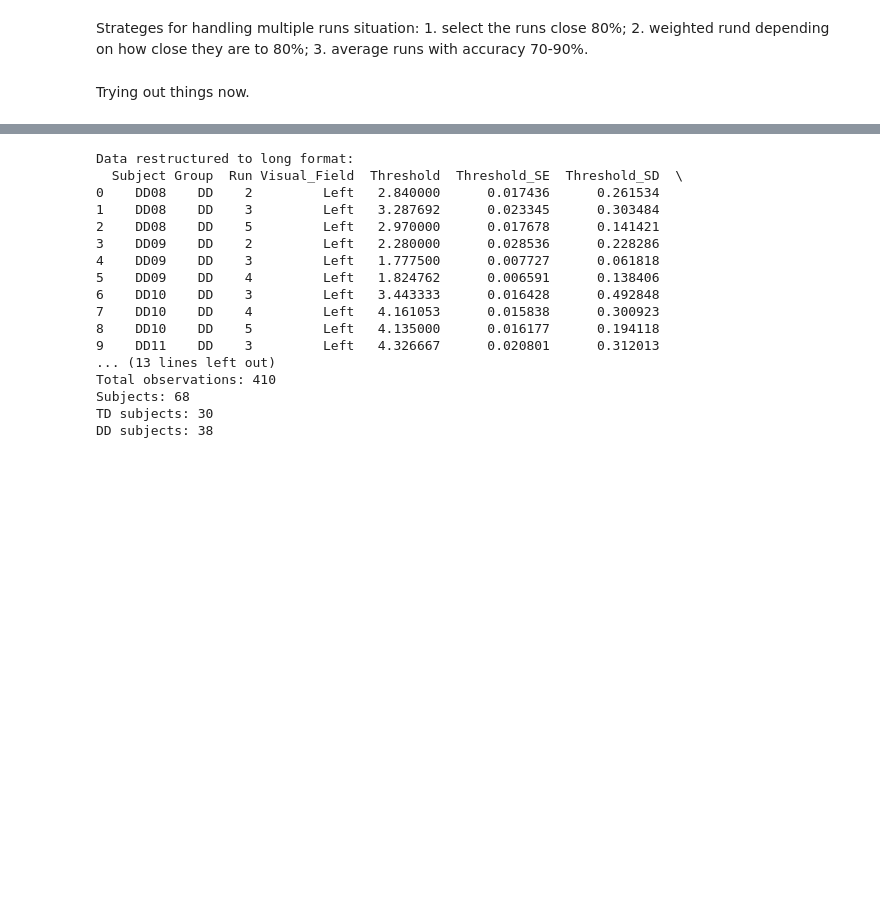
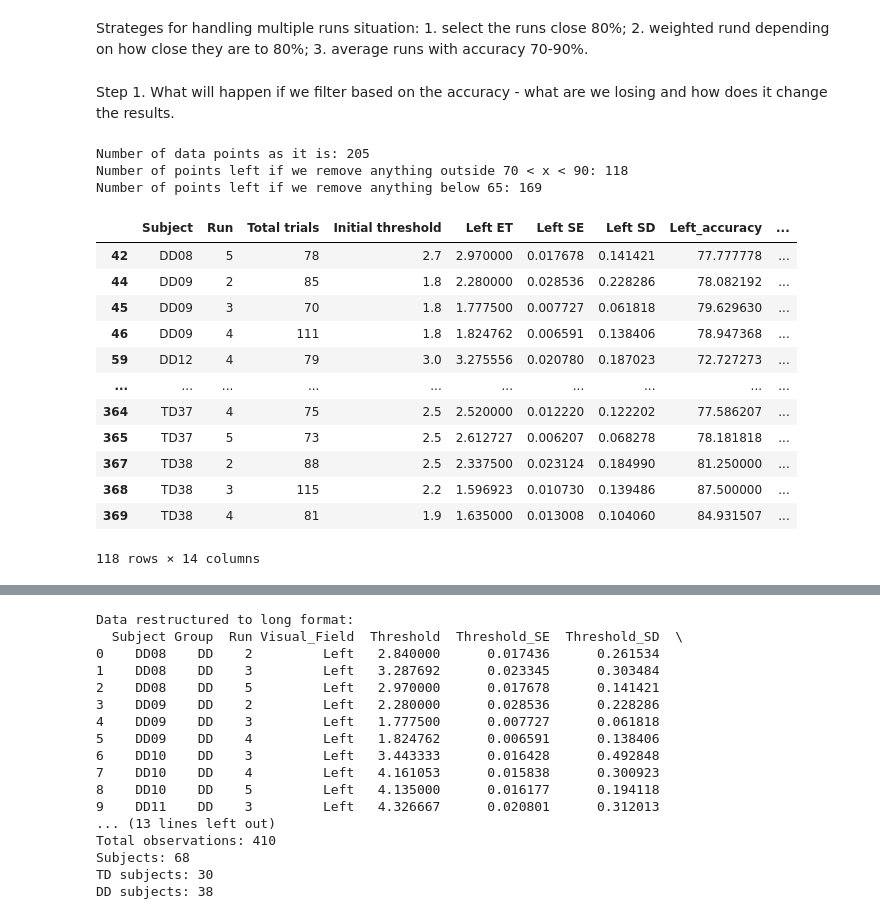
Before and after one commit to cristinarainich/DDCS, a Jupyter notebook: rvh_termin1only.ipynb, the cells around one changed output, grey strips where cells are left out. Saved outputs shown, nothing was run; the diff lists cells and outputs as text; code cells hidden in the pictures; blank space fills up the shorter version.

```diff
--- a/rvh_termin1only.ipynb
+++ b/rvh_termin1only.ipynb
@@ -188,5 +188,31 @@ Left - Mean: 75.07%, SD: 10.38%
 Right - Mean: 80.84%, SD: 10.08%
 # %% [markdown]
 Strateges for handling multiple runs situation: 1. select the runs close 80%; 2. weighted rund depending on how close they are to 80%; 3. average runs with accuracy 70-90%.
-# %% [markdown]
-Trying out things now.
+# %% [markdown]
+Step 1. What will happen if we filter based on the accuracy - what are we losing and how does it change the results.
+# %%
+print(f'Number of data points as it is: {rvh_analysis_filtered.shape[0]}')
+print(f'Number of points left if we remove anything outside 70 < x < 90: {rvh_analysis_filtered[(rvh_analysis_filtered['Left_accuracy'] >= 70) & (rvh_analysis_filtered['Right_accuracy'] >= 70) &
+                      (rvh_analysis_filtered['Left_accuracy'] <= 90) & (rvh_analysis_filtered['Right_accuracy'] <= 90)].shape[0]}')
+print(f'Number of points left if we remove anything below 65: {rvh_analysis_filtered[(rvh_analysis_filtered['Left_accuracy'] >= 65) & (rvh_analysis_filtered['Right_accuracy'] >= 65)].shape[0]}')
+# %% [output]
+Number of data points as it is: 205
+Number of points left if we remove anything outside 70 < x < 90: 118
+Number of points left if we remove anything below 65: 169
+# %%
+rvh_analysis_filtered[(rvh_analysis_filtered['Left_accuracy'] >= 70) & (rvh_analysis_filtered['Right_accuracy'] >= 70) &
+                      (rvh_analysis_filtered['Left_accuracy'] <= 90) & (rvh_analysis_filtered['Right_accuracy'] <= 90)]
+# %% [output]
+|  | Subject | Run | Total trials | Initial threshold | Left ET | Left SE | Left SD | Left_accuracy | ... |
+| 42 | DD08 | 5 | 78 | 2.7 | 2.970000 | 0.017678 | 0.141421 | 77.777778 | ... |
+| 44 | DD09 | 2 | 85 | 1.8 | 2.280000 | 0.028536 | 0.228286 | 78.082192 | ... |
+| 45 | DD09 | 3 | 70 | 1.8 | 1.777500 | 0.007727 | 0.061818 | 79.629630 | ... |
+| 46 | DD09 | 4 | 111 | 1.8 | 1.824762 | 0.006591 | 0.138406 | 78.947368 | ... |
+| 59 | DD12 | 4 | 79 | 3.0 | 3.275556 | 0.020780 | 0.187023 | 72.727273 | ... |
+| ... | ... | ... | ... | ... | ... | ... | ... | ... | ... |
+| 364 | TD37 | 4 | 75 | 2.5 | 2.520000 | 0.012220 | 0.122202 | 77.586207 | ... |
+| 365 | TD37 | 5 | 73 | 2.5 | 2.612727 | 0.006207 | 0.068278 | 78.181818 | ... |
+| 367 | TD38 | 2 | 88 | 2.5 | 2.337500 | 0.023124 | 0.184990 | 81.250000 | ... |
+| 368 | TD38 | 3 | 115 | 2.2 | 1.596923 | 0.010730 | 0.139486 | 87.500000 | ... |
+| 369 | TD38 | 4 | 81 | 1.9 | 1.635000 | 0.013008 | 0.104060 | 84.931507 | ... |
+118 rows × 14 columns
```
Also changed, not shown: parts of 22 cells of this notebook.
